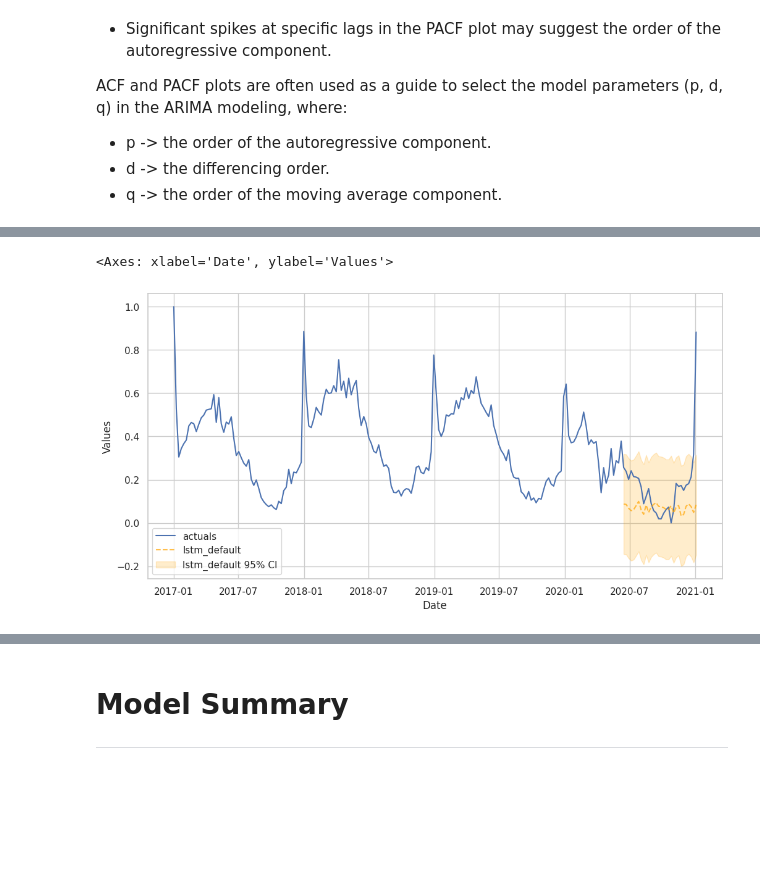
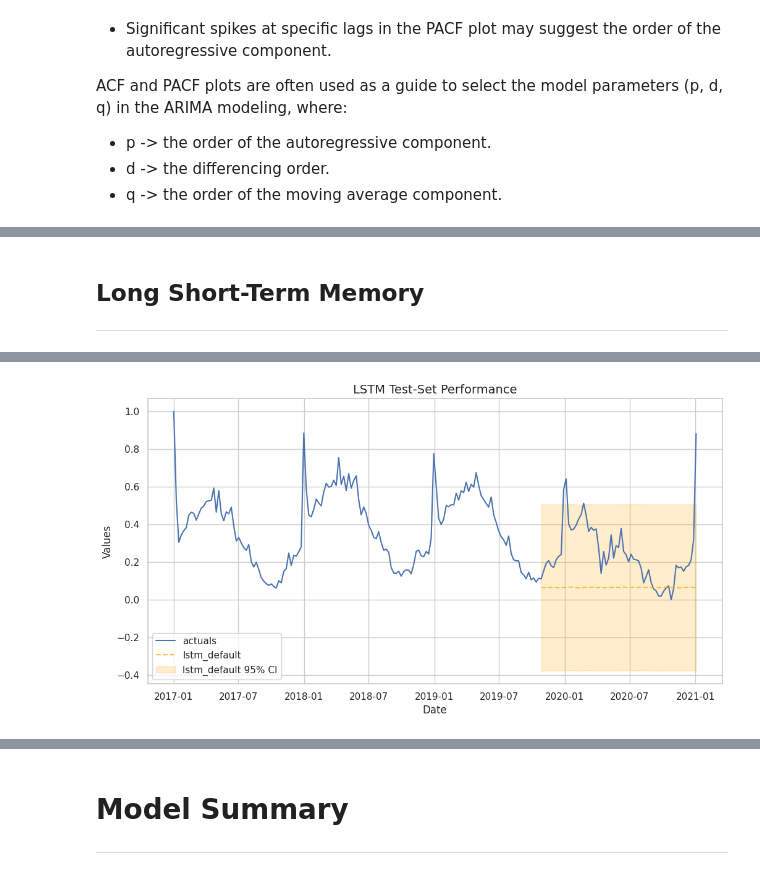
Before and after one commit to brmil07/Kaggle_Projects, a Jupyter notebook: time-series-forecasting.ipynb, the cells around one changed output, grey strips where cells are left out. Cells and saved outputs as stored; diff of their text form; code cells hidden in the pictures; blank space fills up the shorter version.

```diff
--- a/time-series-forecasting.ipynb
+++ b/time-series-forecasting.ipynb
@@ -640,9 +640,12 @@ The following basic steps can be taken to model in scalecast:
 # %%
 f = Forecaster(y=df1.num_sold,current_dates=df1.index)
 
-# f.ingest_grid({'normalizer':['scale','minmax']})
-f.set_test_length(30)
+# f.set_test_length(12)
+# f.generate_future_dates(90)
+
+f.set_test_length(0.3) # 30% test set
 f.generate_future_dates(90)
+
 f.set_estimator('lstm')
 f.eval_cis(mode=True, cilevel=0.95)
 # %% [markdown]
@@ -678,4 +681,9 @@ f.plot_pacf(lags=7)
+# %% [markdown]
+## **Long Short-Term Memory**
+---
 # %%
 f.manual_forecast(call_me='lstm_default')
-f.plot_test_set(ci=True)
+f.plot_test_set(models='lstm_default',ci=True)
+plt.title('LSTM Test-Set Performance',size=14)
+plt.show()
 # %% [output]
@@ -686,6 +694,5 @@ f.plot_test_set(ci=True)
 4/4 [==============================] - 0s 3ms/step
-<Axes: xlabel='Date', ylabel='Values'>
-[figure, old version]
+[figure, new version]
 # %%
 f.manual_forecast(call_me='lstm_30lags',lags=30)
 # %% [output]
```
Also changed, not shown: parts of 23 cells of this notebook.
